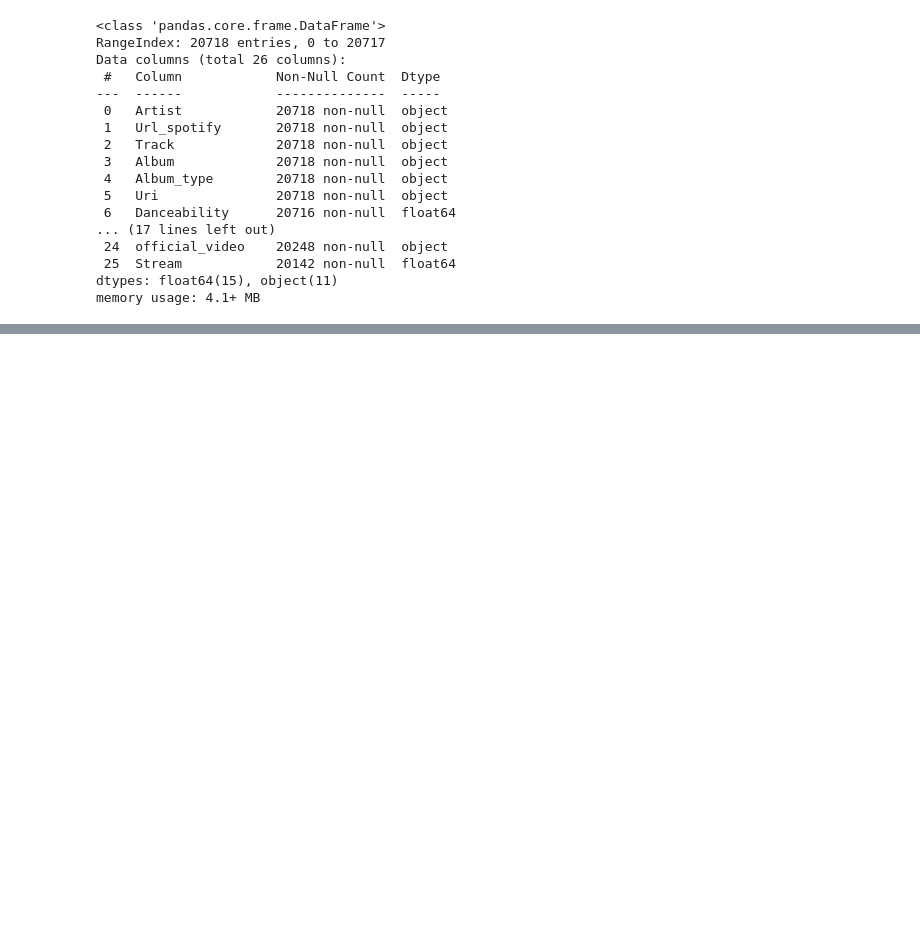
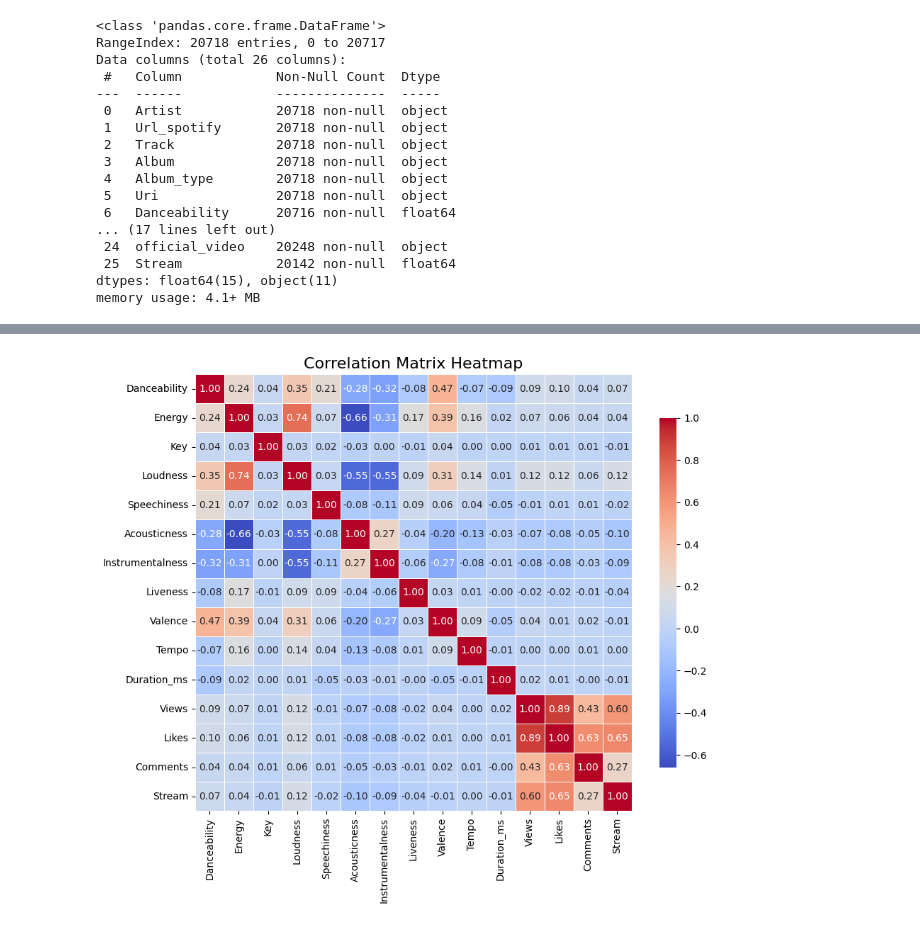
Before and after one commit to BartStolarek/RFF-Hackathon1-EDA, a Jupyter notebook: eda.ipynb, the cells around one changed output, grey strips where cells are left out. Drawn from its saved outputs; the diff is of its cells as text; code cells hidden in the pictures; blank space fills up the shorter version.

```diff
--- a/eda.ipynb
+++ b/eda.ipynb
@@ -57,0 +81,17 @@ memory usage: 4.1+ MB
+# %%
+correlation_matrix = spotify_df.select_dtypes(include=['number']).corr(min_periods=1000)
+
+plt.figure(figsize=(10, 8))
+sns.heatmap(
+    correlation_matrix,
+    annot=True,
+    cmap="coolwarm",
+    fmt=".2f",
+    linewidths=0.5,
+    square=True,
+    cbar_kws={"shrink": 0.8},
+)
+plt.title("Correlation Matrix Heatmap", fontsize=16)
+plt.show()
+# %% [output]
+[figure, added]
```
Also changed, not shown: parts of 4 cells of this notebook.
